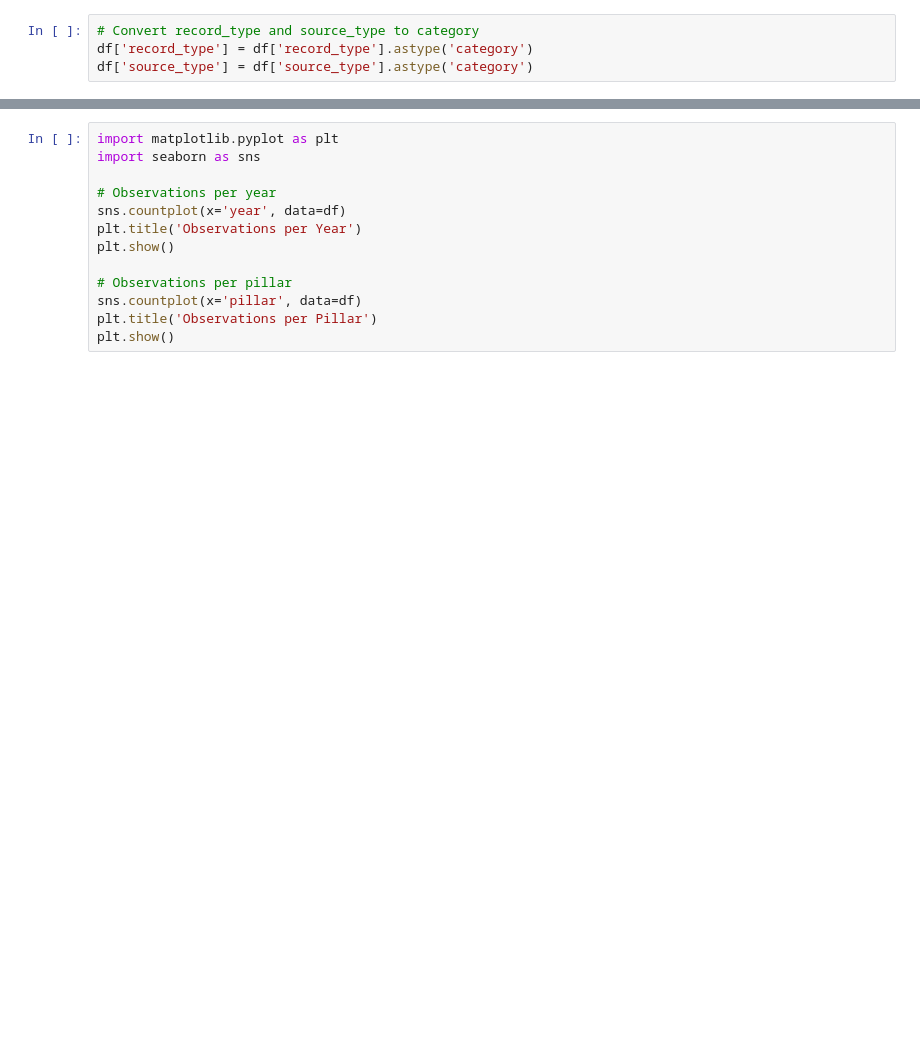
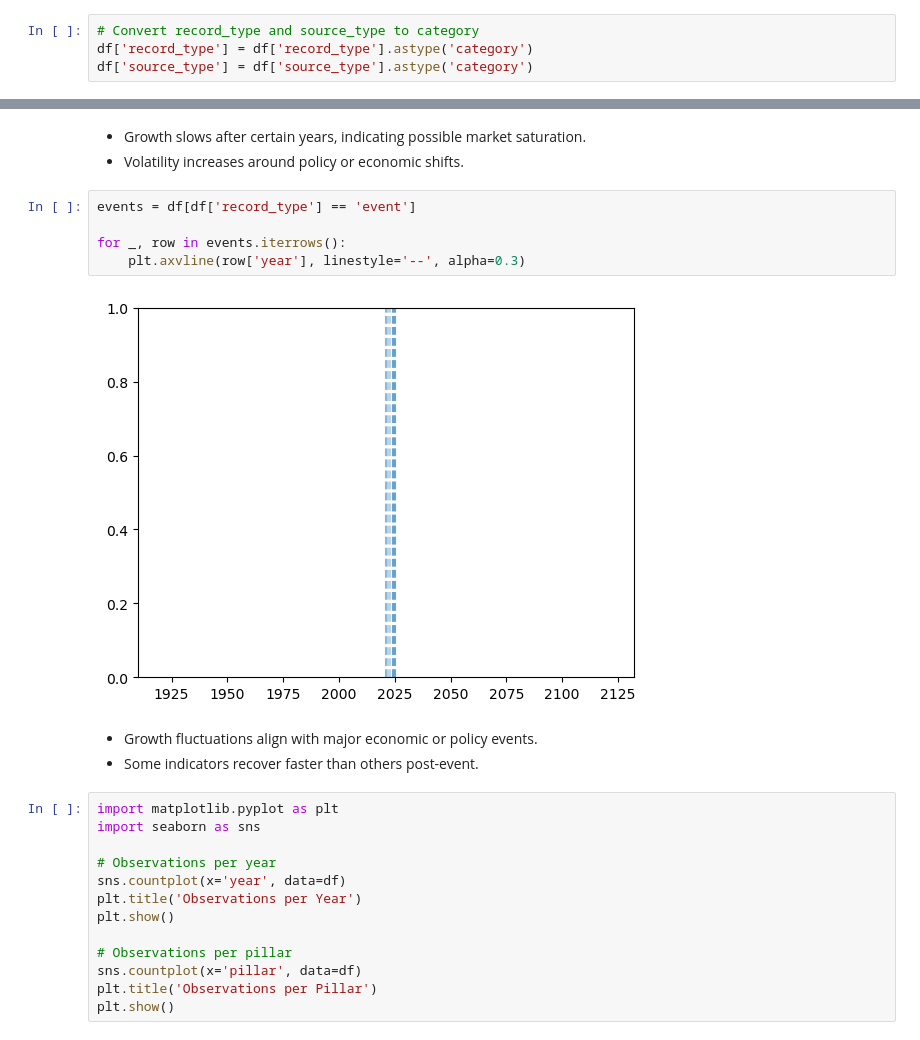
Before and after one commit to Ruhama-Beshada/Financial-inclusion-forecasting-system-week10, a Jupyter notebook: notebooks/task2_feature_engineering.ipynb, the cells around one changed output, grey strips where cells are left out. Drawn from its saved outputs; the diff is of its cells as text; blank space fills up the shorter version.

```diff
--- a/notebooks/task2_feature_engineering.ipynb
+++ b/notebooks/task2_feature_engineering.ipynb
@@ -86,3 +129,16 @@ df['source_type'] = df['source_type'].astype('category')
+# %% [markdown]
+- Growth slows after certain years, indicating possible market saturation.
+- Volatility increases around policy or economic shifts.
+# %%
+events = df[df['record_type'] == 'event']
+
+for _, row in events.iterrows():
+    plt.axvline(row['year'], linestyle='--', alpha=0.3)
+# %% [output]
+[figure, added]
+# %% [markdown]
+- Growth fluctuations align with major economic or policy events.
+- Some indicators recover faster than others post-event.
 # %%
 import matplotlib.pyplot as plt
 import seaborn as sns
```
Also changed, not shown: parts of 5 cells of this notebook, 6 other files.
